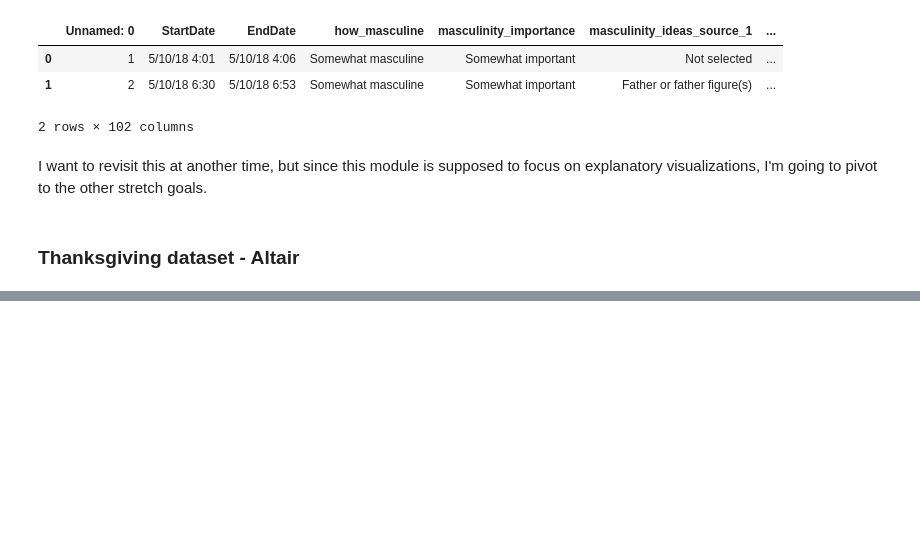
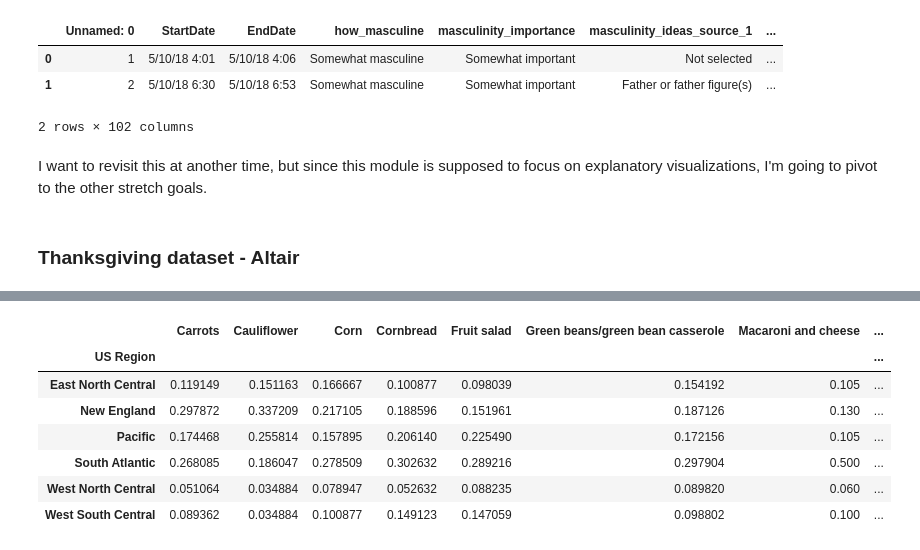
Before and after one commit to garretbassett/DS-Unit-1-Sprint-2-Data-Wrangling-and-Storytelling, a Jupyter notebook: module3-make-explanatory-visualizations/Garret_Bassett_LS_DS_123_Make_Explanatory_Visualizations.ipynb, the cells around one changed output, grey strips where cells are left out. Saved outputs shown, nothing was run; the diff lists cells and outputs as text; code cells hidden in the pictures; blank space fills up the shorter version.

```diff
--- a/module3-make-explanatory-visualizations/Garret_Bassett_LS_DS_123_Make_Explanatory_Visualizations.ipynb
+++ b/module3-make-explanatory-visualizations/Garret_Bassett_LS_DS_123_Make_Explanatory_Visualizations.ipynb
@@ -724,0 +730,10 @@ tgv_sides.head(2)
+# %%
+print(tgv_sides['US Region'].value_counts())
+
+tgv_sides['US Region'] = tgv_sides['US Region'].replace({'Middle Atlantic': 'New England'})
+tgv_sides['US Region'] = tgv_sides['US Region'].replace({'Mountain': 'Pacific'})
+tgv_sides['US Region'] = tgv_sides['US Region'].replace({'East South Central': 'South Atlantic'})
+
+print(tgv_sides['US Region'].value_counts())
+
+#sd_counts = sd_counts.reset_index().replace({'US Region': {'Mountain':'Pacific'}}).groupby('US Region', sort=False).sum()
@@ -724,0 +758,16 @@ tgv_sides.head(2)
+# %%
+# Group the sides by consolidated US Region, applying a Z-score to identify the
+#   disproportionate side for each region.
+
+side_ct = tgv_sides.groupby('US Region').count().apply(lambda x: (x / x.sum()))
+
+side_ct.head(10)
+# %% [output]
+|  | Carrots | Cauliflower | Corn | Cornbread | Fruit salad | Green beans/green bean casserole | Macaroni and cheese | ... |
+| US Region |  |  |  |  |  |  |  | ... |
+| East North Central | 0.119149 | 0.151163 | 0.166667 | 0.100877 | 0.098039 | 0.154192 | 0.105 | ... |
+| New England | 0.297872 | 0.337209 | 0.217105 | 0.188596 | 0.151961 | 0.187126 | 0.130 | ... |
+| Pacific | 0.174468 | 0.255814 | 0.157895 | 0.206140 | 0.225490 | 0.172156 | 0.105 | ... |
+| South Atlantic | 0.268085 | 0.186047 | 0.278509 | 0.302632 | 0.289216 | 0.297904 | 0.500 | ... |
+| West North Central | 0.051064 | 0.034884 | 0.078947 | 0.052632 | 0.088235 | 0.089820 | 0.060 | ... |
+| West South Central | 0.089362 | 0.034884 | 0.100877 | 0.149123 | 0.147059 | 0.098802 | 0.100 | ... |
```
Also changed, not shown: parts of 10 cells of this notebook.
